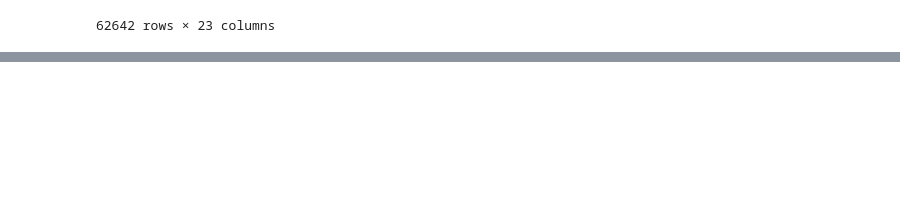
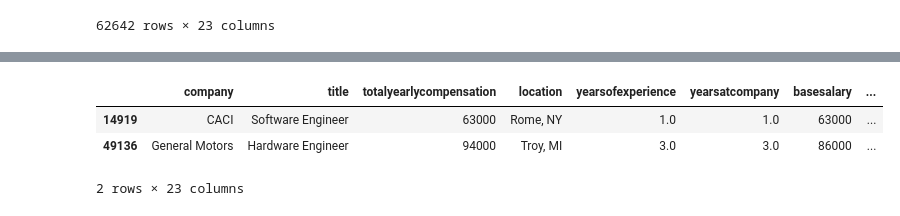
Before and after one commit to mgsrichard/Capstone-Project, a Jupyter notebook: Cleaning Data.ipynb, the cells around one changed output, grey strips where cells are left out. Drawn from its saved outputs; the diff is of its cells as text; code cells hidden in the pictures; blank space fills up the shorter version.

```diff
--- a/Cleaning Data.ipynb
+++ b/Cleaning Data.ipynb
@@ -33,0 +114,10 @@ salaries_df
+# %%
+#look into NaN value in dmaid
+dmaid_nan = salaries_df.loc[pd.isna(salaries_df['dmaid'])]
+dmaid_nan
+#Two rows have NaN for dmaid, small enough number to fix manually.
+# %% [output]
+|  | company | title | totalyearlycompensation | location | yearsofexperience | yearsatcompany | basesalary | ... |
+| 14919 | CACI | Software Engineer | 63000 | Rome, NY | 1.0 | 1.0 | 63000 | ... |
+| 49136 | General Motors | Hardware Engineer | 94000 | Troy, MI | 3.0 | 3.0 | 86000 | ... |
+2 rows × 23 columns
```
Also changed, not shown: parts of 24 cells of this notebook, 1 other file.
